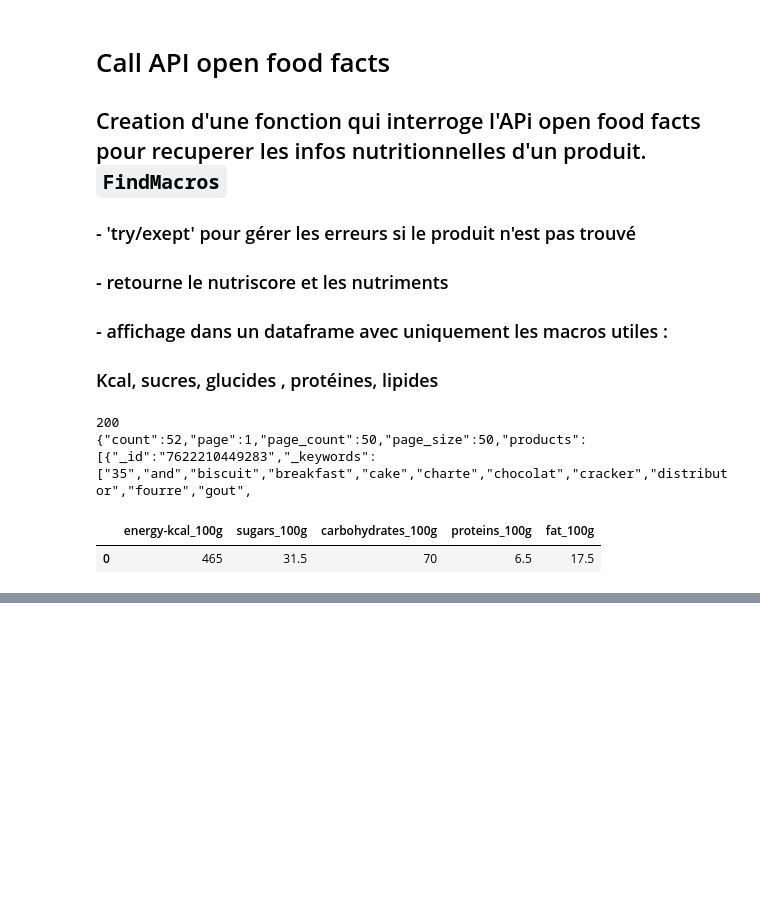
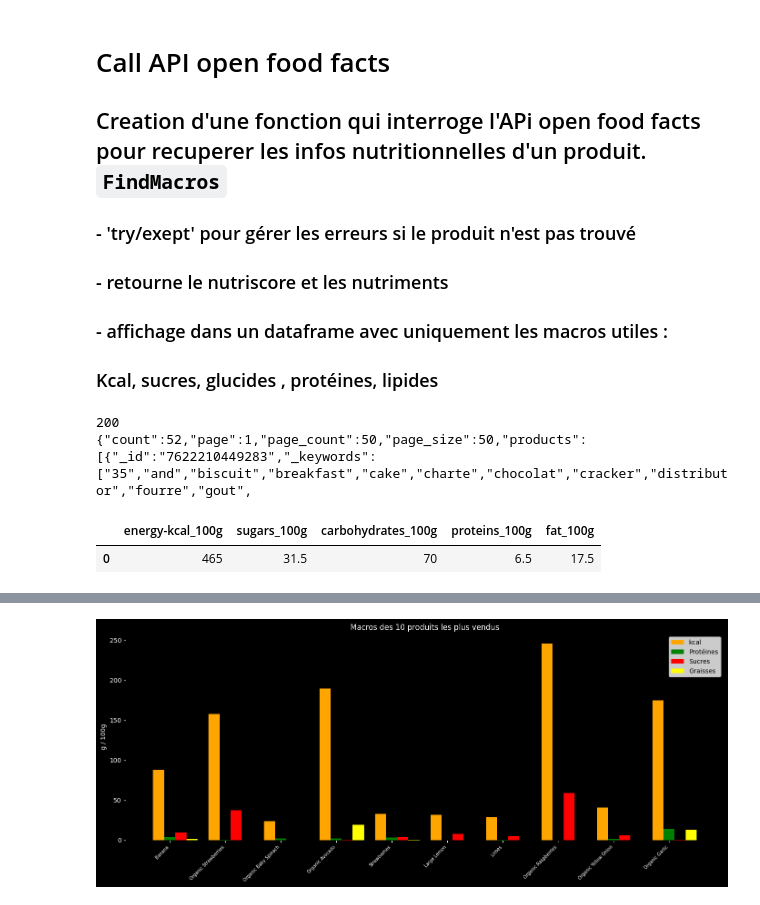
Before and after one commit to Slacknsss/NextBuy-Machine-Learning, a Jupyter notebook: notebookSLACK.ipynb, the cells around one changed output, grey strips where cells are left out. Drawn from its saved outputs; the diff is of its cells as text; code cells hidden in the pictures; blank space fills up the shorter version.

```diff
--- a/notebookSLACK.ipynb
+++ b/notebookSLACK.ipynb
@@ -602,0 +747,24 @@ df_macros[["energy-kcal_100g", "sugars_100g", "carbohydrates_100g", "proteins_10
+# %%
+import numpy as np
+
+top10 = gooddf_macro.dropna().head(10)
+x = np.arange(len(top10))
+width = 0.2
+
+plt.figure(figsize=(14, 6), facecolor='black')
+ax = plt.gca()
+ax.set_facecolor('black')
+ax.bar(x - width, top10['energy-kcal_100g'], width, label='kcal', color='orange')
+ax.bar(x, top10['proteins_100g'], width, label='Protéines', color='green')
+ax.bar(x + width, top10['sugars_100g'], width, label='Sucres', color='red')
+ax.bar(x + width*2, top10['fat_100g'], width, label='Graisses', color='yellow')
+ax.set_xticks(x)
+ax.set_xticklabels(top10['product_name'], rotation=45, ha='right', color='white', fontsize=7)
+ax.set_title('Macros des 10 produits les plus vendus', color='white')
+ax.set_ylabel('g / 100g', color='white')
+ax.tick_params(colors='white')
+ax.legend()
+plt.tight_layout()
+plt.show()
+# %% [output]
+[figure, added]
```
Also changed, not shown: parts of 20 cells of this notebook.
